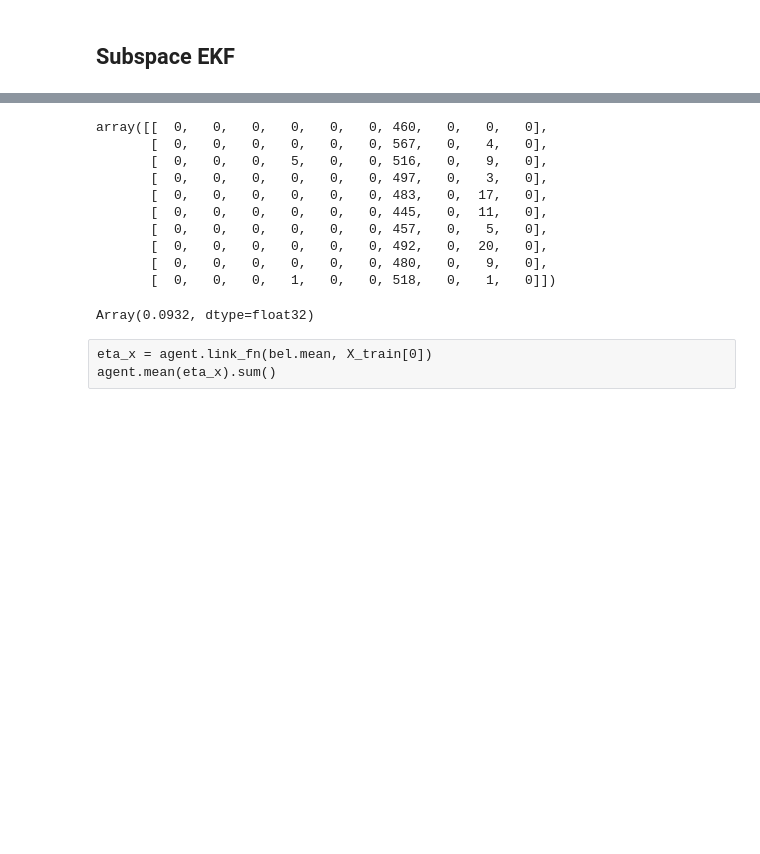
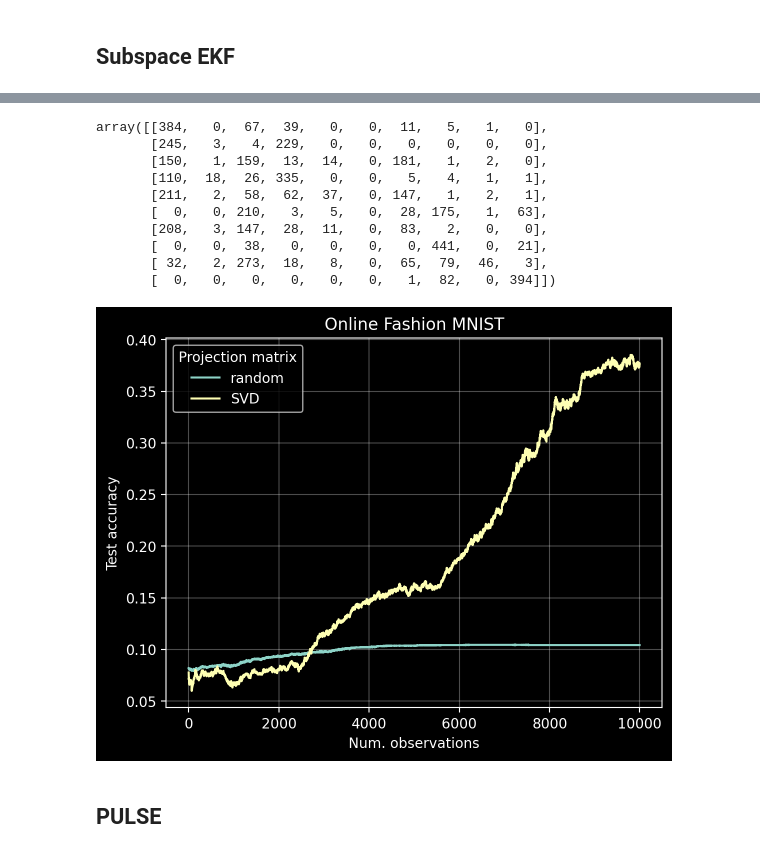
Before and after one commit to gerdm/online-bnn-talk, a Jupyter notebook: notebooks/05-subspace-bnn.ipynb, the cells around one changed output, grey strips where cells are left out. Drawn from its saved outputs; the diff is of its cells as text; code cells hidden in the pictures; blank space fills up the shorter version.

```diff
--- a/notebooks/05-subspace-bnn.ipynb
+++ b/notebooks/05-subspace-bnn.ipynb
@@ -341,11 +377,12 @@ class SubLeNet5(nn.Module):
-# %%
-dim_in =  28 ** 2
-model = SubLeNet5(dim_in=dim_in, dim_subspace=900)
-
-key_params, key_fixed = jax.random.split(key)
-params = model.init(key, X_train)
+# %%
+model = skf.subcify(CNN)(dim_in=dim_in, dim_subspace=dim_subspace)
+
+key_params, key_fixed = jax.random.split(key)
+params = model.init(key, X_train)
+
+params["fixed"]["P"] = projection_matrix * 24
 # %%
-agent = skf.BernoulliFilter(
+agent = skf.MultinomialFilter(
     model.apply,
-    dynamics_covariance=0.0
+    dynamics_covariance=1e-7
 )
@@ -360,0 +389,7 @@ Wall time: 2min 17s
+# %%
+%%time
+bel_init = agent.init_bel(params, cov=1e-3)
+
+cfn = partial(callbackfn, agent=agent)
+bel, hist_subspace_svd = agent.scan(bel_init, y_train[:10_000], X_train[:10_000], cfn)
+bel = jax.block_until_ready(bel)
@@ -361,22 +399,28 @@ Wall time: 2min 17s
 # %%
-yhat_eval = agent.link_fn(bel.mean, X_test[:5_000]).argmax(axis=1)
-y_eval = y_test[:5_000]
+yhat_eval = agent.link_fn(bel.mean, X_eval).argmax(axis=1)
 confusion_matrix(y_eval, yhat_eval)
 # %% [output]
-array([[  0,   0,   0,   0,   0,   0, 460,   0,   0,   0],
-       [  0,   0,   0,   0,   0,   0, 567,   0,   4,   0],
-       [  0,   0,   0,   5,   0,   0, 516,   0,   9,   0],
-       [  0,   0,   0,   0,   0,   0, 497,   0,   3,   0],
-       [  0,   0,   0,   0,   0,   0, 483,   0,  17,   0],
-       [  0,   0,   0,   0,   0,   0, 445,   0,  11,   0],
-       [  0,   0,   0,   0,   0,   0, 457,   0,   5,   0],
-       [  0,   0,   0,   0,   0,   0, 492,   0,  20,   0],
-       [  0,   0,   0,   0,   0,   0, 480,   0,   9,   0],
-       [  0,   0,   0,   1,   0,   0, 518,   0,   1,   0]])
+array([[384,   0,  67,  39,   0,   0,  11,   5,   1,   0],
+       [245,   3,   4, 229,   0,   0,   0,   0,   0,   0],
+       [150,   1, 159,  13,  14,   0, 181,   1,   2,   0],
+       [110,  18,  26, 335,   0,   0,   5,   4,   1,   1],
+       [211,   2,  58,  62,  37,   0, 147,   1,   2,   1],
+       [  0,   0, 210,   3,   5,   0,  28, 175,   1,  63],
+       [208,   3, 147,  28,  11,   0,  83,   2,   0,   0],
+       [  0,   0,  38,   0,   0,   0,   0, 441,   0,  21],
+       [ 32,   2, 273,  18,   8,   0,  65,  79,  46,   3],
+       [  0,   0,   0,   0,   0,   0,   1,  82,   0, 394]])
-# %%
-(yhat_eval == y_eval).mean()
-# %% [output]
-Array(0.0932, dtype=float32)
-# %% [raw]
-eta_x = agent.link_fn(bel.mean, X_train[0])
-agent.mean(eta_x).sum()
+# %%
+plt.plot(hist_subspace_random, label="random")
+plt.plot(hist_subspace_svd, label="SVD")
+plt.legend(title="Projection matrix")
+
+
+plt.xlabel("Num. observations")
+plt.ylabel("Test accuracy")
+plt.title("Online Fashion MNIST")
+plt.grid(alpha=0.3)
+# %% [output]
+[figure, added]
+# %% [markdown]
+## PULSE
```
Also changed, not shown: parts of 73 cells of this notebook.
